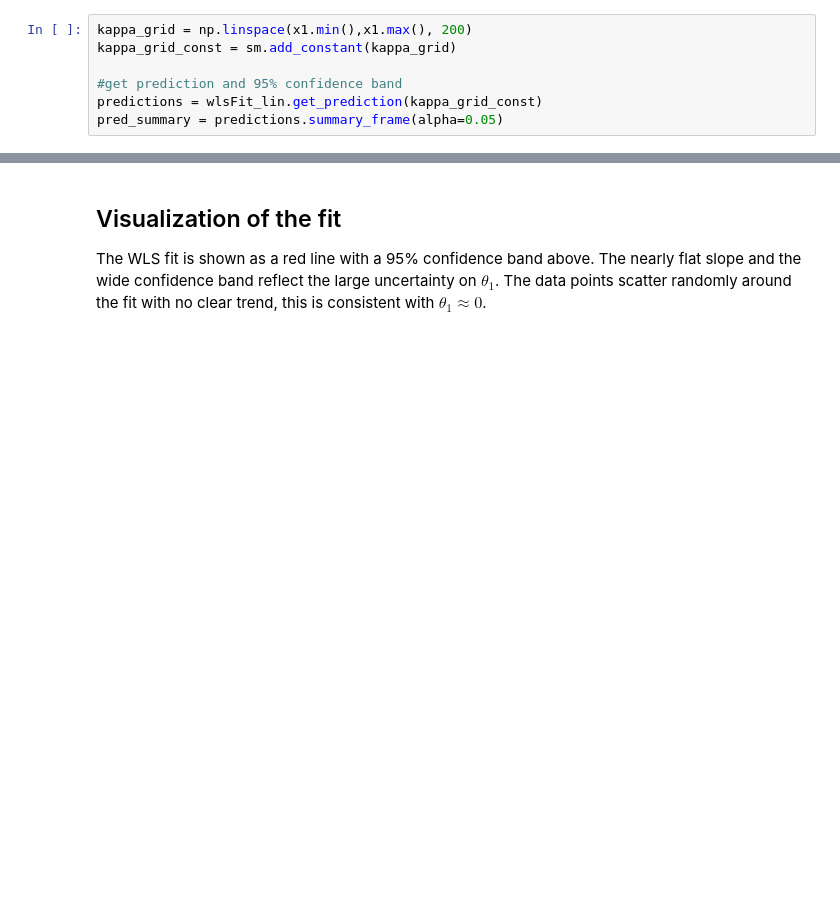
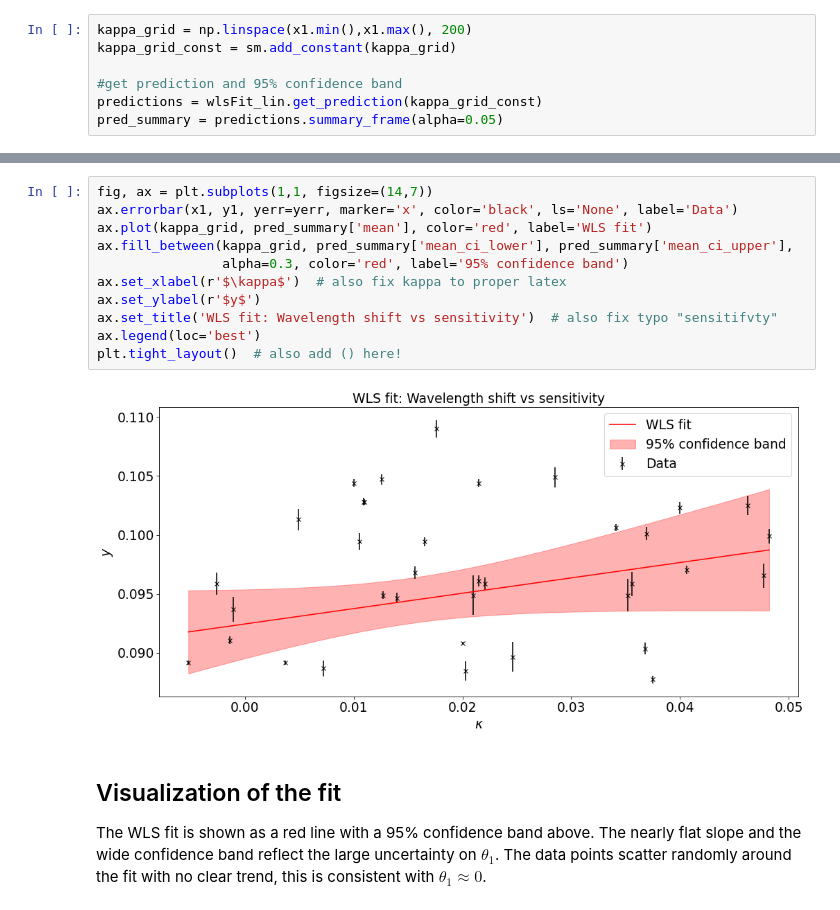
Before and after one commit to aapnegara/data-analysis-homework, a Jupyter notebook: HomeworkAssignment2_AAgungPrawiraNegara_NandVanDeun.ipynb, the cells around one changed output, grey strips where cells are left out. Drawn from its saved outputs; the diff is of its cells as text; blank space fills up the shorter version.

```diff
--- a/HomeworkAssignment2_AAgungPrawiraNegara_NandVanDeun.ipynb
+++ b/HomeworkAssignment2_AAgungPrawiraNegara_NandVanDeun.ipynb
@@ -205,3 +246,16 @@ plt.tight_layout
+# %%
+fig, ax = plt.subplots(1,1, figsize=(14,7))
+ax.errorbar(x1, y1, yerr=yerr, marker='x', color='black', ls='None', label='Data')
+ax.plot(kappa_grid, pred_summary['mean'], color='red', label='WLS fit')
+ax.fill_between(kappa_grid, pred_summary['mean_ci_lower'], pred_summary['mean_ci_upper'],
+                alpha=0.3, color='red', label='95% confidence band')
+ax.set_xlabel(r'$\kappa$')  # also fix kappa to proper latex
+ax.set_ylabel(r'$y$')
+ax.set_title('WLS fit: Wavelength shift vs sensitivity')  # also fix typo "sensitifvty"
+ax.legend(loc='best')
+plt.tight_layout()  # also add () here!
+# %% [output]
+[figure, added]
 # %% [markdown]
 ##  Visualization of the fit
 
```
Also changed, not shown: parts of 9 cells of this notebook, 1 other file.
